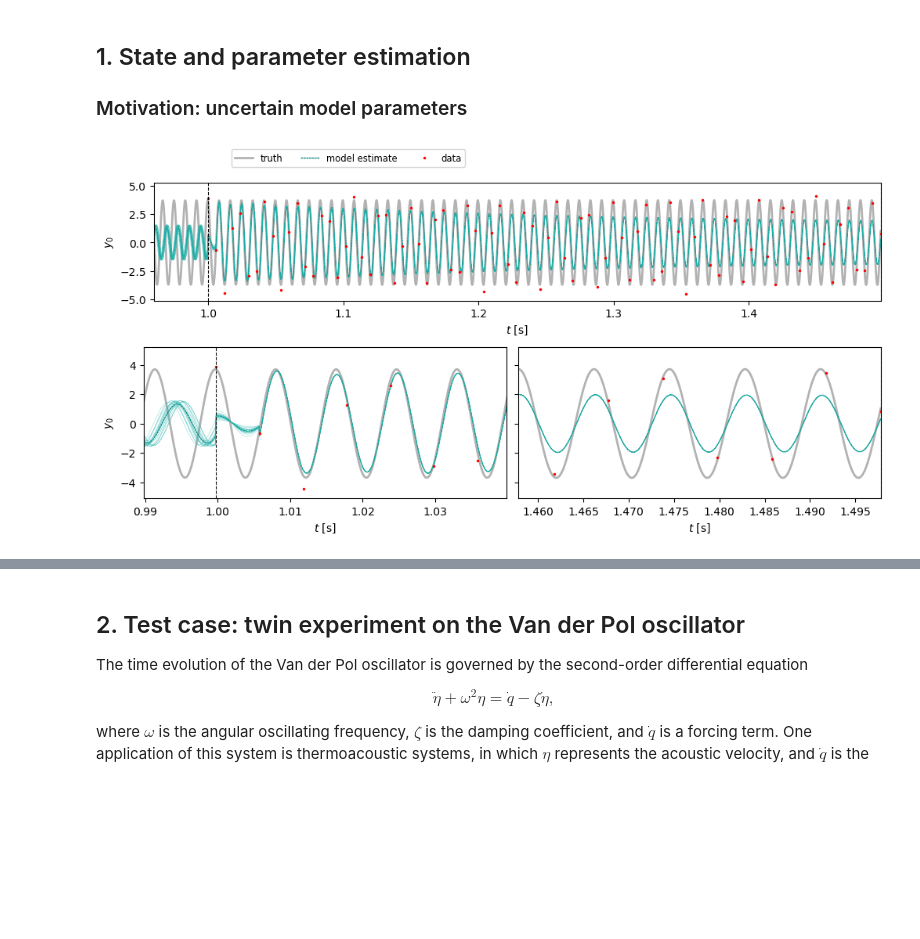
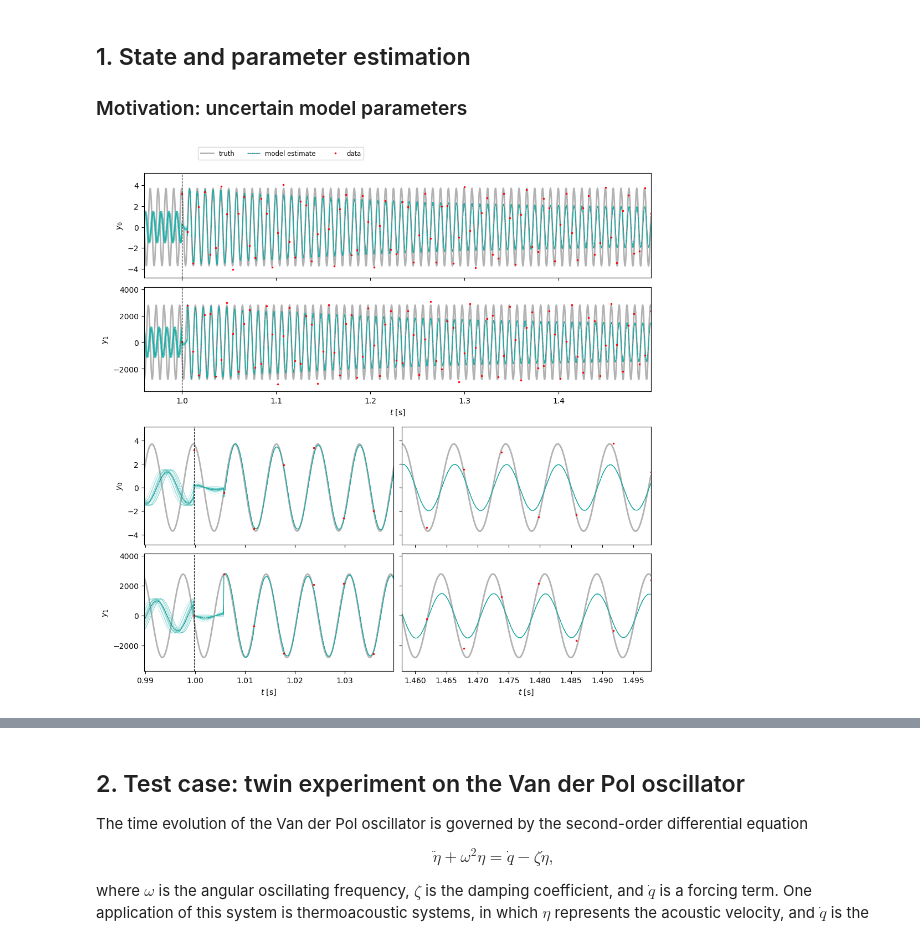
Before and after one commit to andreanovoa/Real-time-DA-tutorials, a Jupyter notebook: 01_Augmented_formulation_VdP.ipynb, the cells around one changed output, grey strips where cells are left out. Saved outputs shown, nothing was run; the diff lists cells and outputs as text; code cells hidden in the pictures; blank space fills up the shorter version.

Commit message:
Revert "modified plot timeseries bug id Nq == 2 and len(dims) == 1"
This reverts commit 6248494a224d6b8a4c8cbb3ca30080b5c9f80a2c.

```diff
--- a/01_Augmented_formulation_VdP.ipynb
+++ b/01_Augmented_formulation_VdP.ipynb
@@ -121,9 +121,9 @@ for d, t_d in zip(truth['y_obs'], truth['t_obs']):
 filter_ens.close() # closes the parallel pools
 # %%
 from essentials.plotResults import plot_timeseries
-plot_timeseries(filter_ens, truth, plot_ensemble_members=True, dims=[0])
+plot_timeseries(filter_ens, truth, plot_ensemble_members=True)
 # %% [output]
-[figure, old version]
+[figure, new version]
 # %% [markdown]
 
 Therefore, we need to account for possible errors in the parameters. As discussed in the previois tutorial, we model aleatoric errors as Gaussian processes.
```
Also changed, not shown: parts of 3 cells of this notebook, 1 other file.
